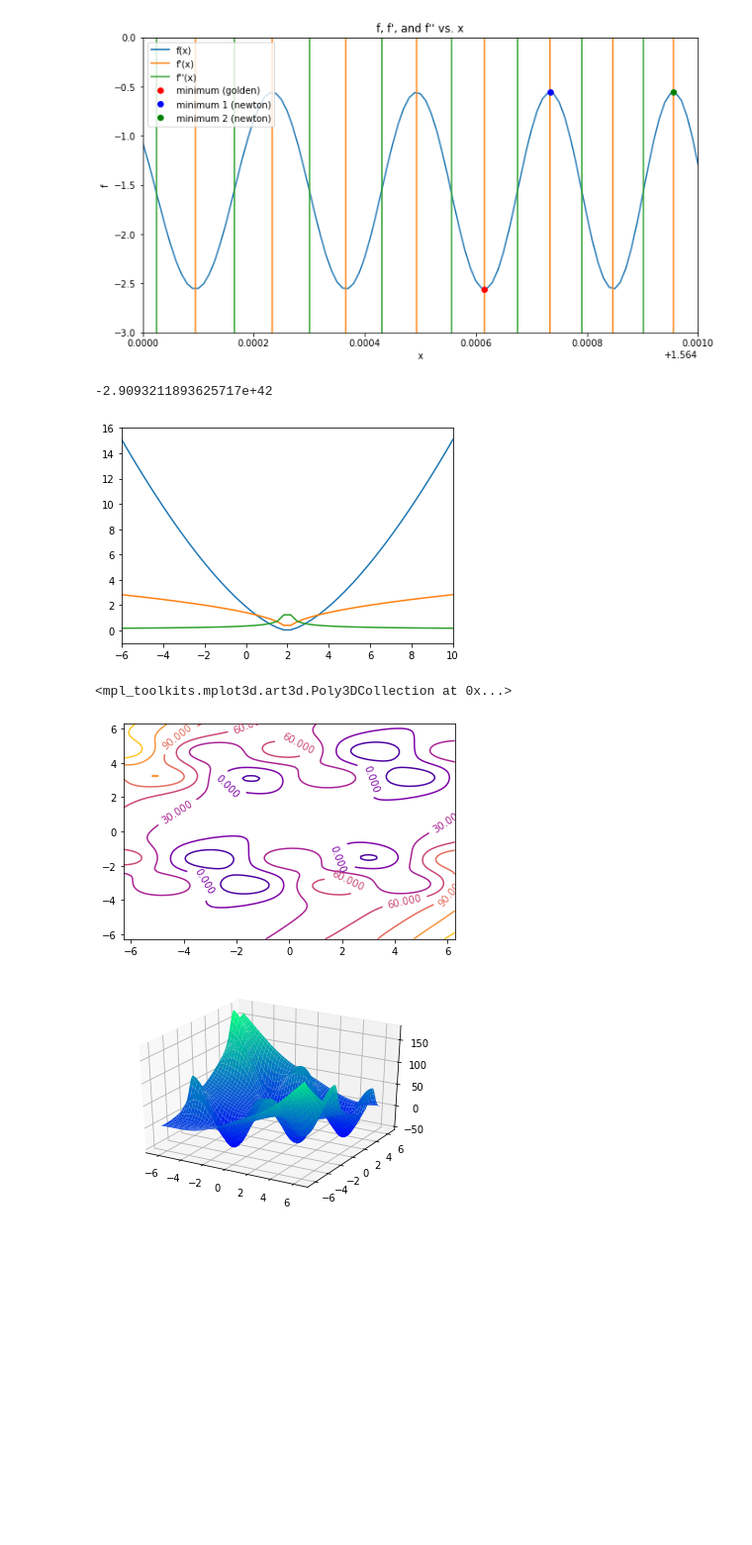
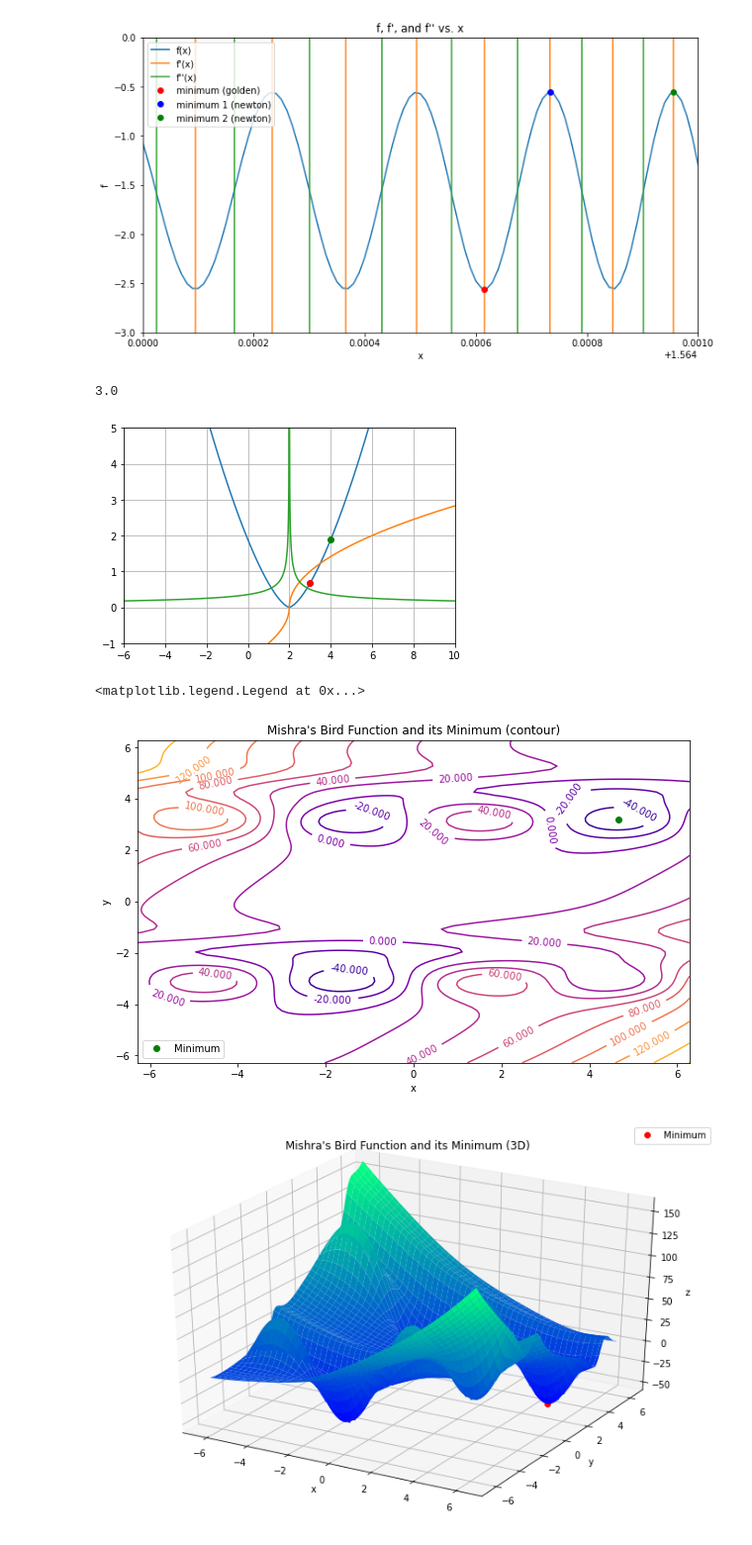
Before and after one commit to Guitarjun/AppliedMath, a Jupyter notebook: HW5/homework5_written.ipynb, the cells around one changed output. Shown at 99% size. Cells and saved outputs as stored; diff of their text form; code cells hidden in the pictures; blank space fills up the shorter version.

```diff
--- a/HW5/homework5_written.ipynb
+++ b/HW5/homework5_written.ipynb
@@ -64,16 +64,16 @@ for k in range(100):
 t1 = time.time()
 ttime = t1 - t0
 
-print('Section Search:', x, k, ttime, sep='\n')
+print('Section Search:', x, k + 1, ttime, sep='\n')
 
 """
 A114:
-k = 26
+k = 27
 time = 0.6003904342651367
 omega = 1.0000000074879227
 
 A1000:
-k = 26
+k = 27
 time = 85.3413507938385
 omega = 1.0000007255143664
 """
@@ -107,16 +107,16 @@ for k in range(100):
 t1 = time.time()
 ttime = t1 - t0
 
-print('\n', 'Golden Section Search:', x, k, ttime, sep='\n')
+print('\n', 'Golden Section Search:', x, k + 1, ttime, sep='\n')
 
 """
 A114:
-k = 38
+k = 39
 time = 0.43085408210754395
 omega = 1.000000002700889
 
 A1000:
-k = 38
+k = 39
 time = 63.05891537666321
 omega = 1.000000002700889
 """
@@ -227,53 +228,70 @@ plt.legend(("f(x)", "f'(x)", "f''(x)", "minimum (golden)", 'minimum 1 (newton)',
 # c)
 
 f = lambda x : (2/3)*np.abs(x-2)**(3/2)
-fprime = lambda x : np.sqrt(np.abs(x-2))
+fprime = lambda x : (x-2)/np.sqrt(np.abs(x-2))
 fdprime = lambda x : (1/2)*np.abs(x-2)**(-1/2)
 
 guess1 = newtons_method(90, 3, tolerance)
-xs = np.linspace(-6, 10, 50)
-plt.plot(xs, f(xs), xs, fprime(xs), xs, fdprime(xs), guess1, f(guess1), 'ro')
+guess2 = newtons_method(90, 4, tolerance)
+xs = np.linspace(-6, 10, 1000)
+plt.plot(xs, f(xs), xs, fprime(xs), xs, fdprime(xs), guess1, f(guess1), 'ro', guess2, f(guess2), 'go')
 plt.xlim(-6, 10)
-plt.ylim(-1, 16)
-# Graph shows no guess anywhere near the true minimum at x = 2
+plt.ylim(-1, 5)
+plt.grid()
+# Graph shows guess at a random non-extrema point
 
 """
 The guess never converges. No matter how many iterations the for loop completes, the result will never reach the true minimum.
-WHYyyy??
+As can be seen in the graph both guesses converged to seemingly random non-extrema points. They are actually not random though; the
+guesses are simply the initial guesses I tried (3 and 4). Since both derivatives are undefined for x = 2 (the true minimum),
+Python cannot actually make a guess for x = 2, as the result in Newton's equation would be undefined.
 """
 guess1
 # %% [output]
--2.9093211893625717e+42
+3.0
-[figure, old version]
+[figure, new version]
 # %%
 # Problem 2 (some letters are missing because not every part of the problem involves writing new code)
 
 # a)
 
-f = lambda v : np.sin(v[0])*np.exp((1-np.cos(v[1]))**2) + np.cos(y)*np.exp((1-np.sin(v[1]))**2) + (v[0]-v[1])**2
+f = lambda v : np.sin(v[0])*np.exp((1-np.cos(v[1]))**2) + np.cos(v[1])*np.exp((1-np.sin(v[1]))**2) + (v[0]-v[1])**2
 
 # b)
 
 x = y = np.linspace(-2*np.pi, 2*np.pi, 100)
 X, Y = np.meshgrid(x, y)
 
 # c)
 
 Z = f([X, Y])
 
 # i)
 
-con = plt.contour(X, Y, Z, cmap=cm.plasma)
+plt.figure(figsize=(10, 6))
+con = plt.contour(X, Y, Z, levels=10, cmap=cm.plasma)
 plt.clabel(con)
-# xmin = scipy.optimize.minimize(f, [-2*np.pi, 2*np.pi], method='Nelder-Mead')  # UNFINISHED
+xmin = scipy.optimize.minimize(f, [5, 3], method='Nelder-Mead')
+x_, y_ = xmin.x
+z_ = f(np.array([x_, y_]))
+plt.plot(x_, y_, 'go', label='Minimum')
+plt.xlabel('x')
+plt.ylabel('y')
+plt.title("Mishra's Bird Function and its Minimum (contour)")
+plt.legend(loc='lower left')
 
 # o)
 
-fig = plt.figure()
+fig = plt.figure(figsize=(12,8))
 ax = fig.add_subplot(111, projection='3d', alpha=0.8)
 ax.plot_surface(X, Y, Z, cmap=cm.winter)
-# UNFINISHED
+ax.plot([x_], [y_], [z_], 'ro', label='Minimum')
+ax.set_title("Mishra's Bird Function and its Minimum (3D)")
+ax.set_ylabel('y')
+ax.set_xlabel('x')
+ax.set_zlabel('z')
+ax.legend()
 # %% [output]
-<mpl_toolkits.mplot3d.art3d.Poly3DCollection at 0x...>
+<matplotlib.legend.Legend at 0x...>
-[figure, old version]
+[figure, new version]
-[figure, old version]
+[figure, new version]
```
Also changed, not shown: parts of 1 cell of this notebook, 5 other files.
